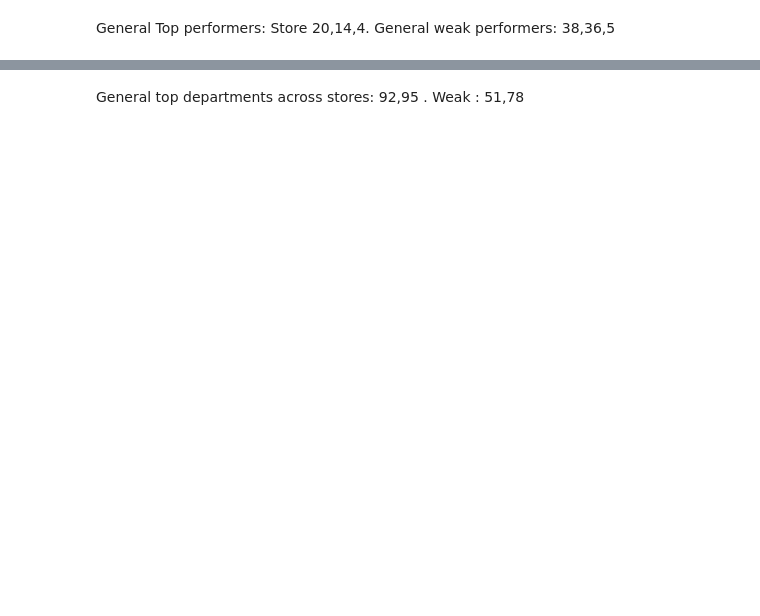
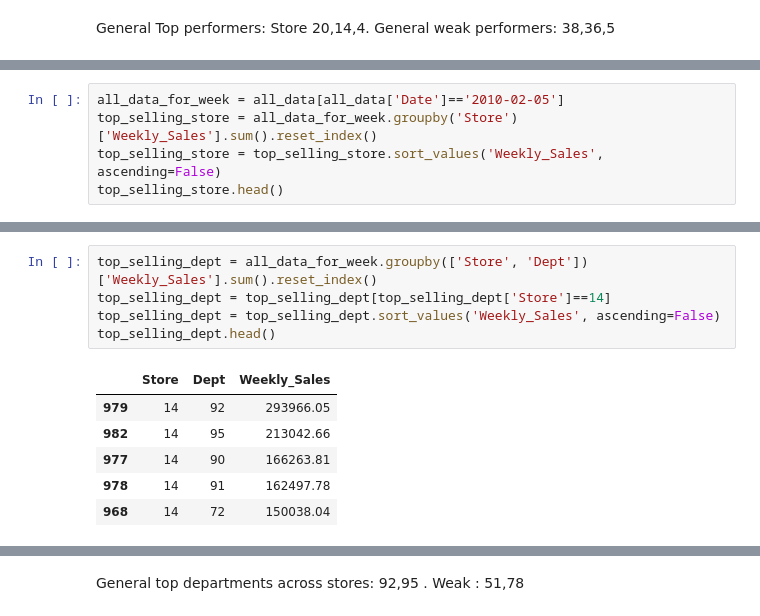
Before and after one commit to AmazingK2k3/Data_Analytics_Mini_Projects, a Jupyter notebook: Retail_Analytics_case_study/Retail_data_analysis.ipynb, the cells around one changed output, grey strips where cells are left out. Drawn from its saved outputs; the diff is of its cells as text; blank space fills up the shorter version.

```diff
--- a/Retail_Analytics_case_study/Retail_data_analysis.ipynb
+++ b/Retail_Analytics_case_study/Retail_data_analysis.ipynb
@@ -395,0 +407,5 @@ General Top performers: Store 20,14,4. General weak performers: 38,36,5
+# %%
+all_data_for_week = all_data[all_data['Date']=='2010-02-05']
+top_selling_store = all_data_for_week.groupby('Store')['Weekly_Sales'].sum().reset_index()
+top_selling_store = top_selling_store.sort_values('Weekly_Sales', ascending=False)
+top_selling_store.head()
@@ -396,2 +419,14 @@ General Top performers: Store 20,14,4. General weak performers: 38,36,5
+# %%
+top_selling_dept = all_data_for_week.groupby(['Store', 'Dept'])['Weekly_Sales'].sum().reset_index()
+top_selling_dept = top_selling_dept[top_selling_dept['Store']==14]
+top_selling_dept = top_selling_dept.sort_values('Weekly_Sales', ascending=False)
+top_selling_dept.head()
+# %% [output]
+|  | Store | Dept | Weekly_Sales |
+| 979 | 14 | 92 | 293966.05 |
+| 982 | 14 | 95 | 213042.66 |
+| 977 | 14 | 90 | 166263.81 |
+| 978 | 14 | 91 | 162497.78 |
+| 968 | 14 | 72 | 150038.04 |
 # %%
 # Top and least performing departments across stores overall and yearly
```
Also changed, not shown: parts of 11 cells of this notebook, 3 other files.
